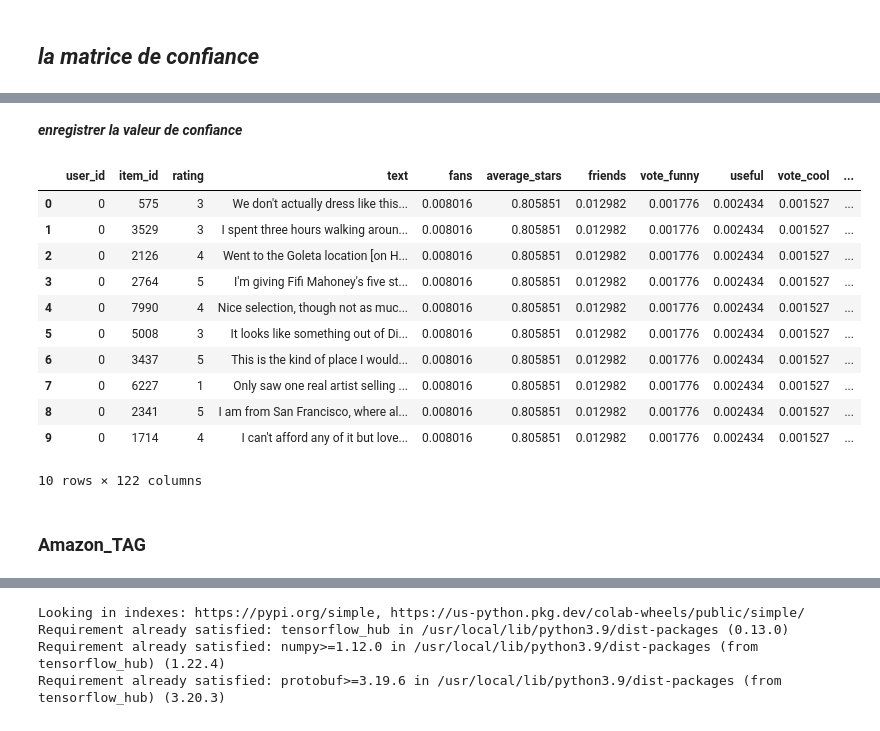
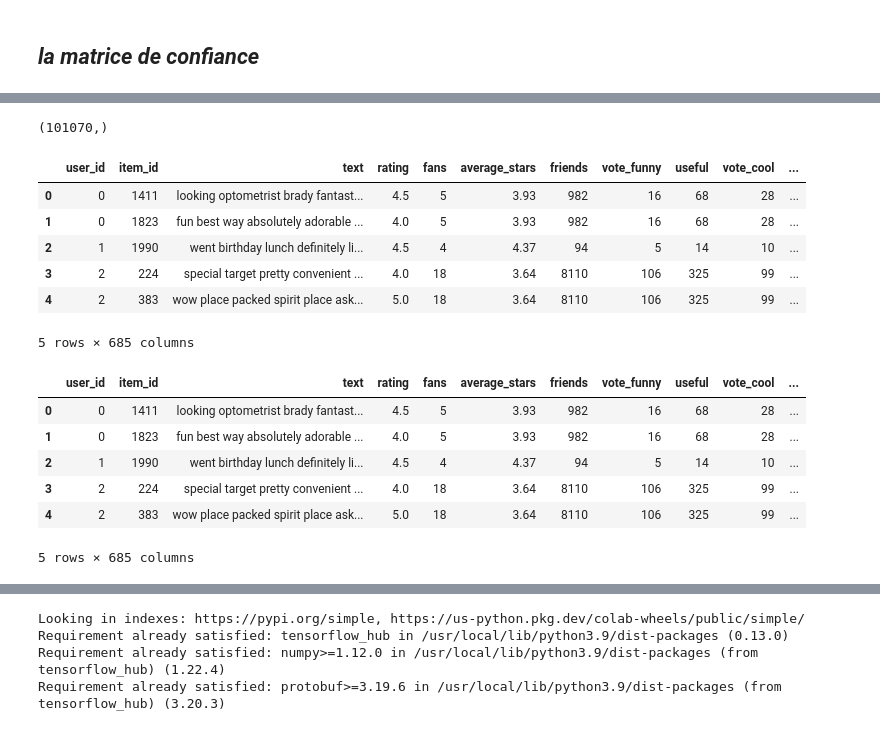
Before and after one commit to felladib/HYP_SentimentAnalysis_REC, a Jupyter notebook: H_SCARS.ipynb, the cells around one changed output, grey strips where cells are left out. Drawn from its saved outputs; the diff is of its cells as text; code cells hidden in the pictures.

```diff
--- a/H_SCARS.ipynb
+++ b/H_SCARS.ipynb
@@ -116,2 +49,0 @@ def build_confidence_M(dataset_item, dataset_user, emb_dataset):
-# %%
-dataset = pd.read_csv('/content/drive/MyDrive/Our_Datasets/Yelp/yelp_normalized_dataset(55738).csv') #open dataset
@@ -128,6 +177,6 @@ dataset.columns #affichage des colonnes
 # %%
 # copie les dataset pour les utilise dans la matrice de confiance
-dataset_user = dataset.copy() #copie notre dataset dans dataset1
-dataset_item= dataset.sort_values(by=['item_id'],axis=0, ascending = True) #tri dataset1 by items sachant que dataset est trie par users
-dataset_emb= dataset.copy() # copie dataset dans dataset2
+dataset1 = dataset.copy() #copie notre dataset dans dataset1
+dataset1 = dataset1.sort_values(by=['item_id'],axis=0, ascending = True) #tri dataset1 by items sachant que dataset est trie par users
+dataset2 = dataset.copy() # copie dataset dans dataset2
 # %% [markdown]
@@ -136,0 +184,17 @@ matrice_de_confiance = build_confidence_M(dataset_item,dataset_user,dataset_emb)
+# %%
+i=0
+chunk_size = 1000
+num_chunks = len(dataset2) // chunk_size
+
+matrice_de_confiance = None
+
+for j in range(num_chunks):
+    start_idx = j * chunk_size
+    end_idx = start_idx + chunk_size
+    chunk = dataset2[start_idx:end_idx]
+    if matrice_de_confiance is None:
+        matrice_de_confiance = build_confidence_M(dataset, dataset1, chunk,i)
+    else:
+        matrice_de_confiance = np.concatenate((matrice_de_confiance, build_confidence_M(dataset, dataset1, chunk,i)), axis=0)
+
+#matrice_de_confiance = build_confidence_M(dataset,dataset1,dataset2) # remplir la matrice de confiance
@@ -159,24 +243,26 @@ print(values , counts)
+# %%
+matrice_de_confiance.shape
+# %% [output]
+(101070,)
 # %%
-# dataset['valeur_conf'] = 0
-dataset['valeur_conf']=  matrice_de_confiance # ajouter une colonne qui s'appelle 'valeur_conf ' qui contient la valeur de confinace de chaque tuple(user, item)
+dataset['valuer_conf'] = matrice_de_confiance # ajouter une colonne qui s'appelle 'valeur_conf ' qui contient la valeur de confinace de chaque tuple(user, item)
 dataset.head()
+# %% [output]
+|  | user_id | item_id | text | rating | fans | average_stars | friends | vote_funny | useful | vote_cool | ... |
+| 0 | 0 | 1411 | looking optometrist brady fantast... | 4.5 | 5 | 3.93 | 982 | 16 | 68 | 28 | ... |
+| 1 | 0 | 1823 | fun best way absolutely adorable ... | 4.0 | 5 | 3.93 | 982 | 16 | 68 | 28 | ... |
+| 2 | 1 | 1990 | went birthday lunch definitely li... | 4.5 | 4 | 4.37 | 94 | 5 | 14 | 10 | ... |
+| 3 | 2 | 224 | special target pretty convenient ... | 4.0 | 18 | 3.64 | 8110 | 106 | 325 | 99 | ... |
+| 4 | 2 | 383 | wow place packed spirit place ask... | 5.0 | 18 | 3.64 | 8110 | 106 | 325 | 99 | ... |
+5 rows × 685 columns
-# %% [markdown]
-***enregistrer la valeur de confiance***
 # %%
-dataset.to_csv(r'/content/drive/MyDrive/Our_Datasets/Yelp/yelp_normalized_dataset(55738).csv', index=False) # enregistre update dataset
-dataset[:10]
+dataset.to_csv(r'/content/drive/MyDrive/datasetwithconfvalue.csv') # enregistre update dataset
+dataset.head()
 # %% [output]
-|  | user_id | item_id | rating | text | fans | average_stars | friends | vote_funny | useful | vote_cool | ... |
-| 0 | 0 | 575 | 3 | We don't actually dress like this... | 0.008016 | 0.805851 | 0.012982 | 0.001776 | 0.002434 | 0.001527 | ... |
-| 1 | 0 | 3529 | 3 | I spent three hours walking aroun... | 0.008016 | 0.805851 | 0.012982 | 0.001776 | 0.002434 | 0.001527 | ... |
-| 2 | 0 | 2126 | 4 | Went to the Goleta location [on H... | 0.008016 | 0.805851 | 0.012982 | 0.001776 | 0.002434 | 0.001527 | ... |
-| 3 | 0 | 2764 | 5 | I'm giving Fifi Mahoney's five st... | 0.008016 | 0.805851 | 0.012982 | 0.001776 | 0.002434 | 0.001527 | ... |
-| 4 | 0 | 7990 | 4 | Nice selection, though not as muc... | 0.008016 | 0.805851 | 0.012982 | 0.001776 | 0.002434 | 0.001527 | ... |
-| 5 | 0 | 5008 | 3 | It looks like something out of Di... | 0.008016 | 0.805851 | 0.012982 | 0.001776 | 0.002434 | 0.001527 | ... |
-| 6 | 0 | 3437 | 5 | This is the kind of place I would... | 0.008016 | 0.805851 | 0.012982 | 0.001776 | 0.002434 | 0.001527 | ... |
-| 7 | 0 | 6227 | 1 | Only saw one real artist selling ... | 0.008016 | 0.805851 | 0.012982 | 0.001776 | 0.002434 | 0.001527 | ... |
-| 8 | 0 | 2341 | 5 | I am from San Francisco, where al... | 0.008016 | 0.805851 | 0.012982 | 0.001776 | 0.002434 | 0.001527 | ... |
-| 9 | 0 | 1714 | 4 | I can't afford any of it but love... | 0.008016 | 0.805851 | 0.012982 | 0.001776 | 0.002434 | 0.001527 | ... |
+|  | user_id | item_id | text | rating | fans | average_stars | friends | vote_funny | useful | vote_cool | ... |
+| 0 | 0 | 1411 | looking optometrist brady fantast... | 4.5 | 5 | 3.93 | 982 | 16 | 68 | 28 | ... |
+| 1 | 0 | 1823 | fun best way absolutely adorable ... | 4.0 | 5 | 3.93 | 982 | 16 | 68 | 28 | ... |
+| 2 | 1 | 1990 | went birthday lunch definitely li... | 4.5 | 4 | 4.37 | 94 | 5 | 14 | 10 | ... |
+| 3 | 2 | 224 | special target pretty convenient ... | 4.0 | 18 | 3.64 | 8110 | 106 | 325 | 99 | ... |
+| 4 | 2 | 383 | wow place packed spirit place ask... | 5.0 | 18 | 3.64 | 8110 | 106 | 325 | 99 | ... |
-10 rows × 122 columns
+5 rows × 685 columns
-# %% [markdown]
-### Amazon_TAG
```
Also changed, not shown: parts of 78 cells of this notebook.
